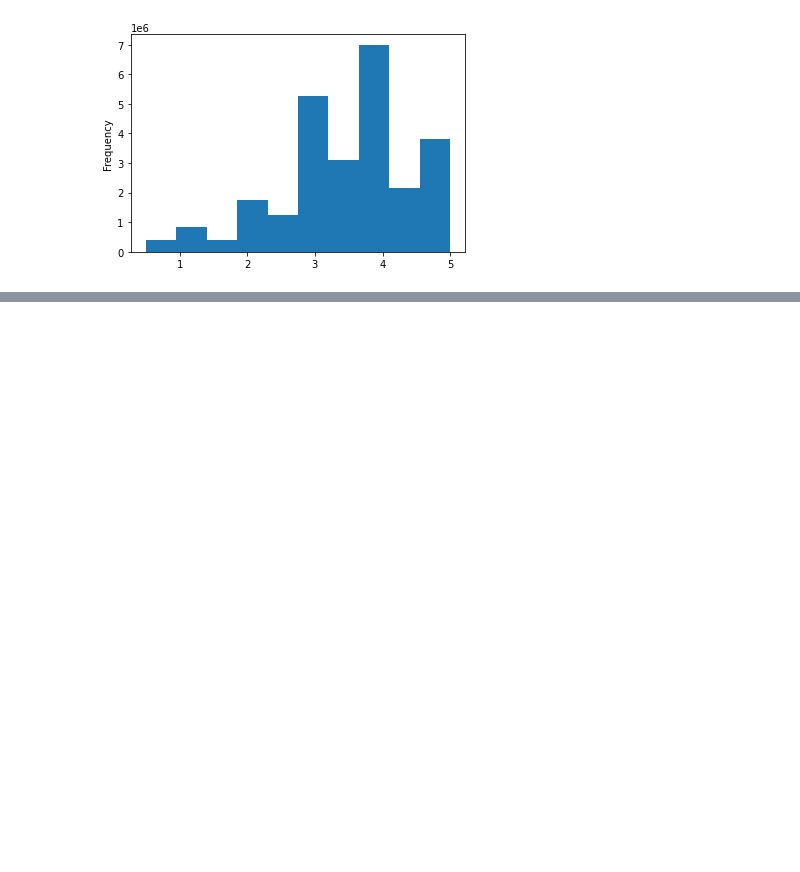
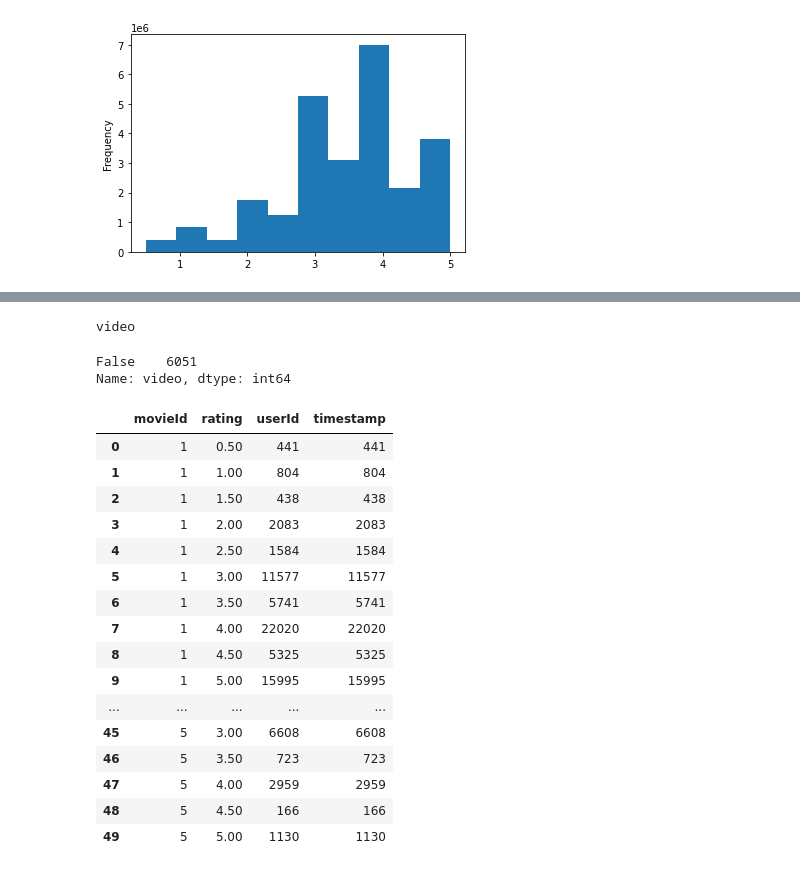
Before and after one commit to johnl9152/Movies-ETL, a Jupyter notebook: Movies_ETL.ipynb, the cells around one changed output, grey strips where cells are left out. Saved outputs shown, nothing was run; the diff lists cells and outputs as text; code cells hidden in the pictures; blank space fills up the shorter version.

```diff
--- a/Movies_ETL.ipynb
+++ b/Movies_ETL.ipynb
@@ -1024,0 +977,14 @@ movies_with_ratings_df[rating_counts.columns] = movies_with_ratings_df[rating_co
+# %%
+for col in movies_df.columns:
+    lists_to_tuples = lambda x: tuple(x) if type(x) == list else x
+    value_counts = movies_df[col].apply(lists_to_tuples).value_counts(dropna=False)
+    num_values = len(value_counts)
+    if num_values == 1:
+        print(col)
+# %% [output]
+video
+# %%
+movies_df['video'].value_counts(dropna=False)
+# %% [output]
+False    6051
+Name: video, dtype: int64
@@ -1024,0 +1017,20 @@ movies_with_ratings_df[rating_counts.columns] = movies_with_ratings_df[rating_co
+# %%
+rating_counts.head(50)
+# %% [output]
+|  | movieId | rating | userId | timestamp |
+| 0 | 1 | 0.50 | 441 | 441 |
+| 1 | 1 | 1.00 | 804 | 804 |
+| 2 | 1 | 1.50 | 438 | 438 |
+| 3 | 1 | 2.00 | 2083 | 2083 |
+| 4 | 1 | 2.50 | 1584 | 1584 |
+| 5 | 1 | 3.00 | 11577 | 11577 |
+| 6 | 1 | 3.50 | 5741 | 5741 |
+| 7 | 1 | 4.00 | 22020 | 22020 |
+| 8 | 1 | 4.50 | 5325 | 5325 |
+| 9 | 1 | 5.00 | 15995 | 15995 |
+| ... | ... | ... | ... | ... |
+| 45 | 5 | 3.00 | 6608 | 6608 |
+| 46 | 5 | 3.50 | 723 | 723 |
+| 47 | 5 | 4.00 | 2959 | 2959 |
+| 48 | 5 | 4.50 | 166 | 166 |
+| 49 | 5 | 5.00 | 1130 | 1130 |
```
Also changed, not shown: parts of 68 cells of this notebook, 2 other files.
